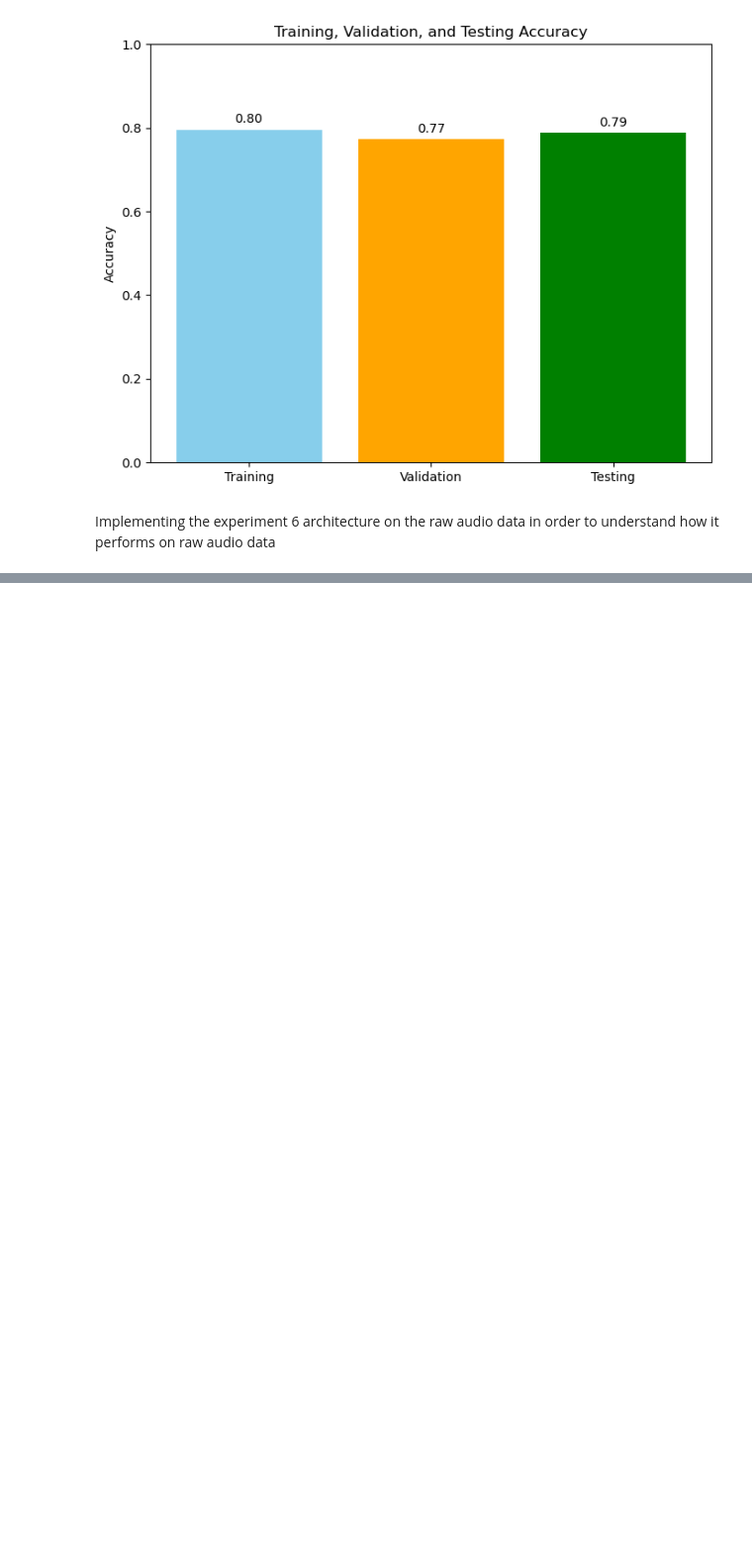
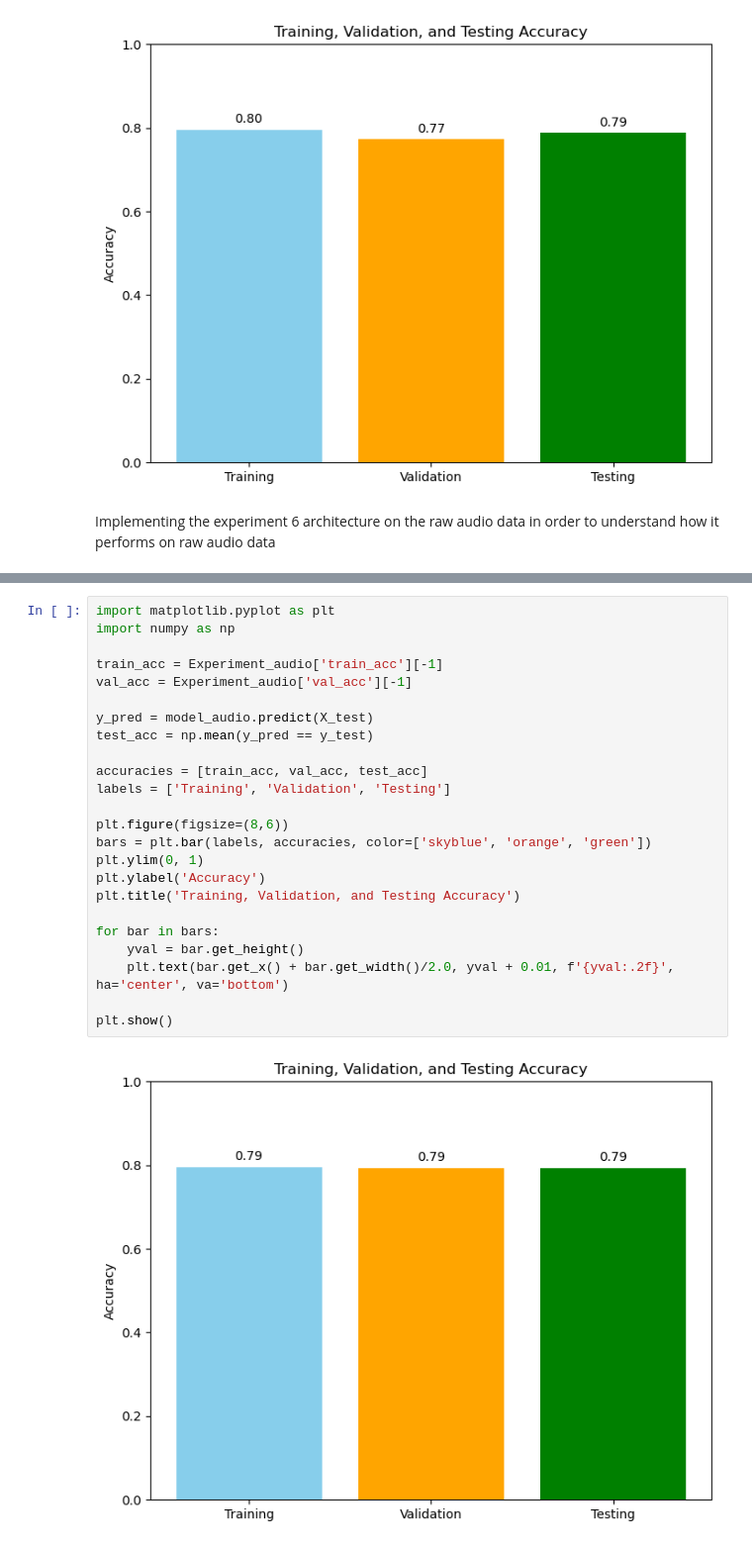
Before and after one commit to sania8/ProgrammingAndMathsforAI, a Jupyter notebook: Task1-NN_Implementation.ipynb, the cells around one changed output, grey strips where cells are left out. Shown at 99% size. Drawn from its saved outputs; the diff is of its cells as text; blank space fills up the shorter version.

```diff
--- a/Task1-NN_Implementation.ipynb
+++ b/Task1-NN_Implementation.ipynb
@@ -914,0 +1058,26 @@ Implementing the experiment 6 architecture on the raw audio data in order to und
+# %%
+import matplotlib.pyplot as plt
+import numpy as np
+
+train_acc = Experiment_audio['train_acc'][-1]
+val_acc = Experiment_audio['val_acc'][-1]
+
+y_pred = model_audio.predict(X_test)
+test_acc = np.mean(y_pred == y_test)
+
+accuracies = [train_acc, val_acc, test_acc]
+labels = ['Training', 'Validation', 'Testing']
+
+plt.figure(figsize=(8,6))
+bars = plt.bar(labels, accuracies, color=['skyblue', 'orange', 'green'])
+plt.ylim(0, 1)
+plt.ylabel('Accuracy')
+plt.title('Training, Validation, and Testing Accuracy')
+
+for bar in bars:
+    yval = bar.get_height()
+    plt.text(bar.get_x() + bar.get_width()/2.0, yval + 0.01, f'{yval:.2f}', ha='center', va='bottom')
+
+plt.show()
+# %% [output]
+[figure, added]
```
Also changed, not shown: parts of 8 cells of this notebook.
